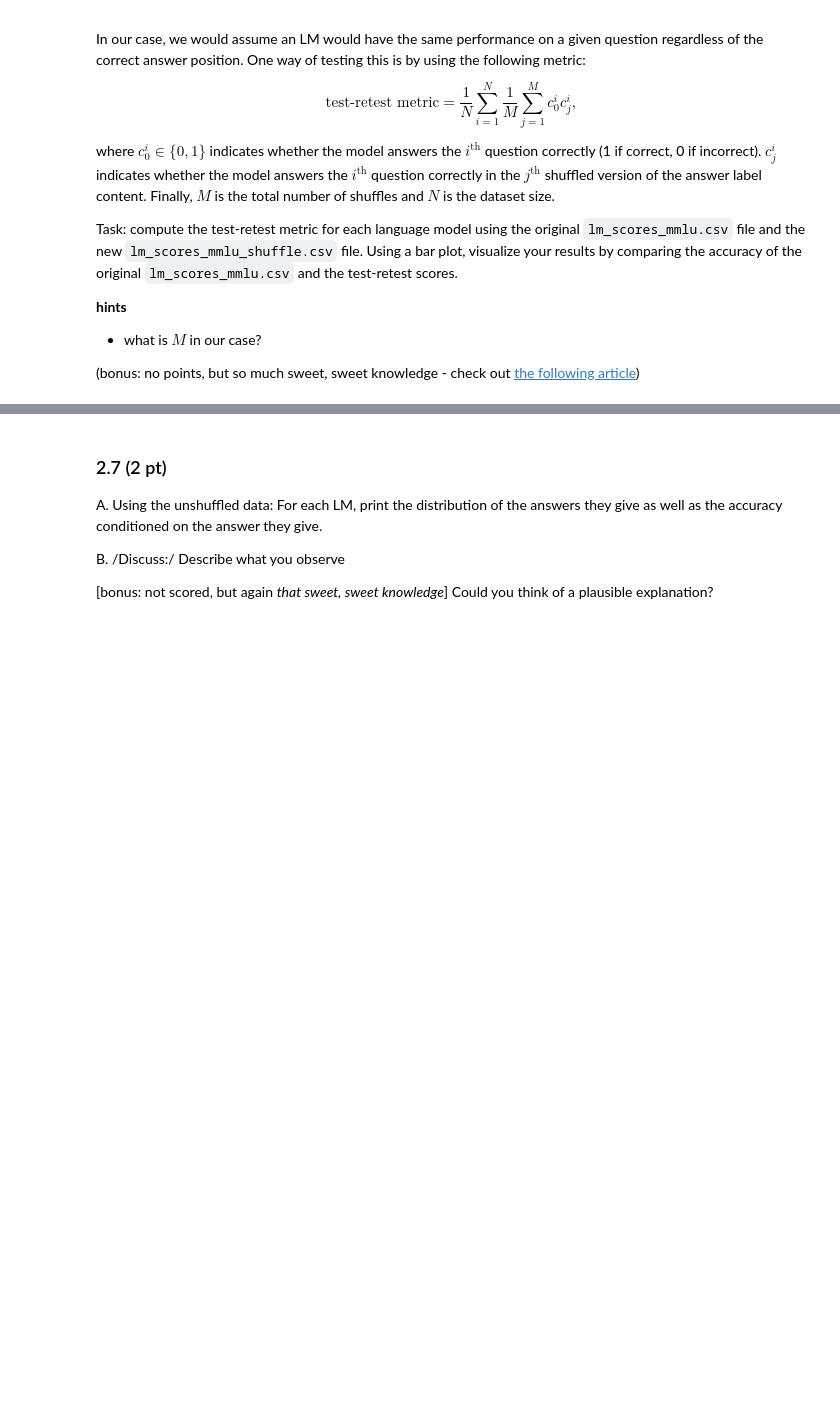
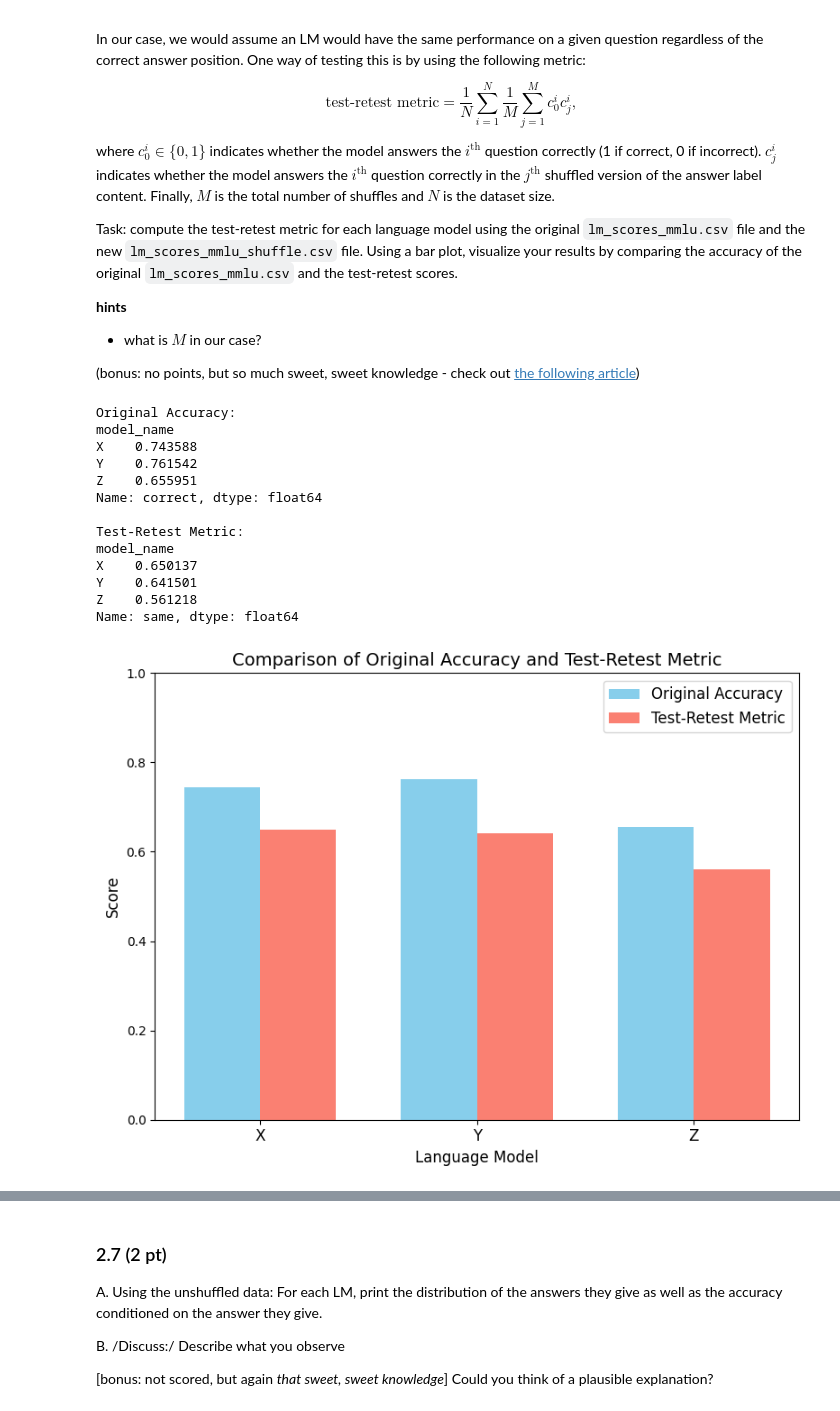
Before and after one commit to PavelDetvan/Data-Analysis, a Jupyter notebook: clinic1/DA-clinic1-empty.ipynb, the cells around one changed output, grey strips where cells are left out. Saved outputs shown, nothing was run; the diff lists cells and outputs as text; code cells hidden in the pictures; blank space fills up the shorter version.

Commit message:
task 1 & 2 done (more or less)

```diff
--- a/clinic1/DA-clinic1-empty.ipynb
+++ b/clinic1/DA-clinic1-empty.ipynb
@@ -541,3 +804,63 @@ Task: compute the test-retest metric for each language model using the original
 (bonus: no points, but so much sweet, sweet knowledge - check out [the following article](https://arxiv.org/pdf/2406.19470v1))
 # %%
 #fancy code
+# Load original and shuffled results
+df_original = pd.read_csv('data/task_2/lm_scores_mmlu.csv')
+df_shuffled = pd.read_csv('data/task_2_5/lm_scores_mmlu_shuffle.csv')
+
+# Merge DataFrames on 'question_id' and 'model_name' to align each question's result for each model.
+# Original results have suffix '_orig' and shuffled results have '_shuf' for distinction.
+df_merged = pd.merge(df_original, df_shuffled, on=['question_id', 'model_name'], suffixes=('_orig', '_shuf'))
+
+# Compute new column that is 1 if the model's result is the same between the original and shuffled version, 0 otherwise.
+df_merged['same'] = (df_merged['correct_orig'] == df_merged['correct_shuf']).astype(int)
+
+# For each model, compute the test-retest metric.
+# M is the number of shuffles—in our case, we have one shuffled version (M = 1).
+# The metric is the average, over all N questions, of the indicator that the original and shuffled correctness agree.
+test_retest = df_merged.groupby('model_name')['same'].mean()
+
+# Compute the original accuracy for each model
+accuracy_orig = df_original.groupby('model_name')['correct'].mean()
+
+print("Original Accuracy:")
+print(accuracy_orig)
+print("\nTest-Retest Metric:")
+print(test_retest)
+
+# Create bar plot to compare original accuracy and test-retest metric for each model
+models = accuracy_orig.index.tolist()
+accuracy_values = accuracy_orig.values
+test_retest_values = test_retest.values
+
+x = np.arange(len(models))
+width = 0.35
+
+fig, ax = plt.subplots(figsize=(8,6))
+bars1 = ax.bar(x - width/2, accuracy_values, width, label='Original Accuracy', color='skyblue')
+bars2 = ax.bar(x + width/2, test_retest_values, width, label='Test-Retest Metric', color='salmon')
+
+ax.set_xticks(x)
+ax.set_xticklabels(models, fontsize=12)
+ax.set_ylabel("Score", fontsize=12)
+ax.set_xlabel("Language Model", fontsize=12)
+ax.set_title("Comparison of Original Accuracy and Test-Retest Metric", fontsize=14)
+ax.legend(fontsize=12)
+ax.set_ylim(0, 1)
+plt.tight_layout()
+plt.show()
+# %% [output]
+Original Accuracy:
+model_name
+X    0.743588
+Y    0.761542
+Z    0.655951
+Name: correct, dtype: float64
+
+Test-Retest Metric:
+model_name
+X    0.650137
+Y    0.641501
+Z    0.561218
+Name: same, dtype: float64
+[figure, added]
```
Also changed, not shown: parts of 19 cells of this notebook.
